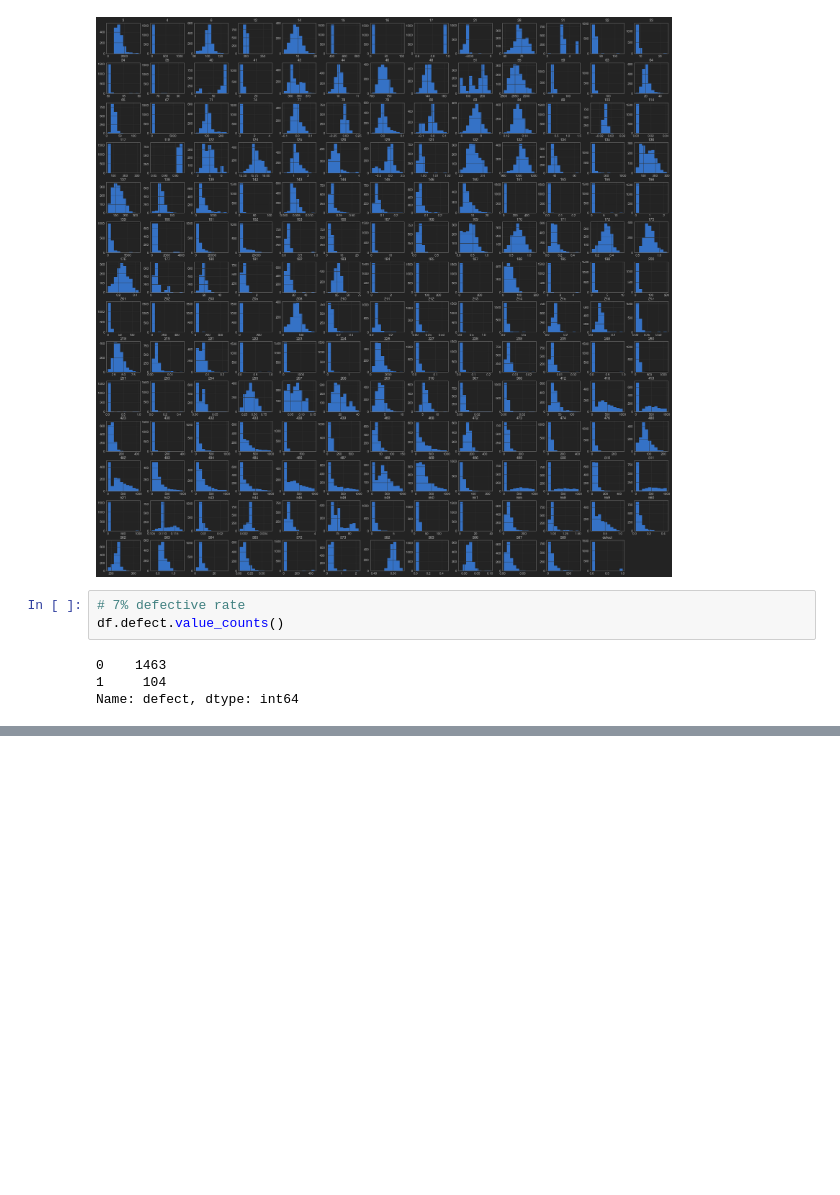
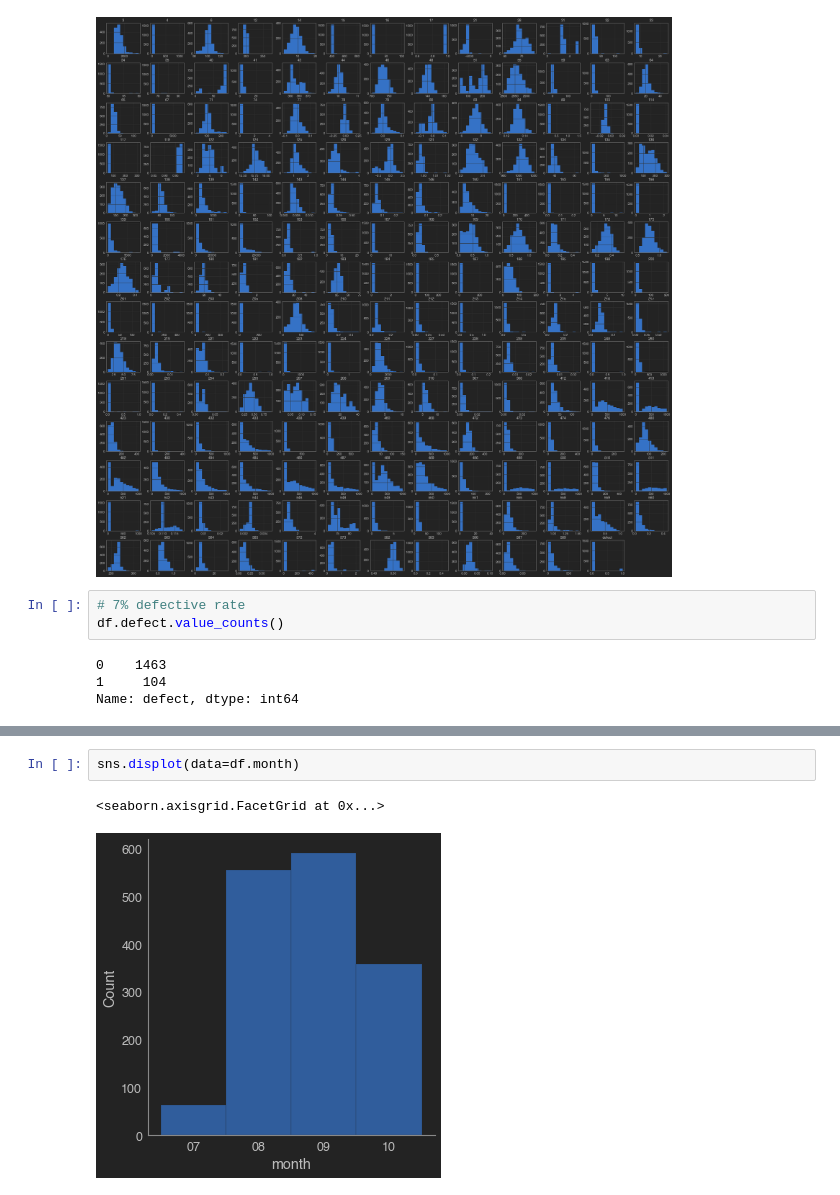
Before and after one commit to Ken-Alviola/individual_project, a Jupyter notebook: explore_semicon.ipynb, the cells around one changed output, grey strips where cells are left out. Cells and saved outputs as stored; diff of their text form; blank space fills up the shorter version.

```diff
--- a/explore_semicon.ipynb
+++ b/explore_semicon.ipynb
@@ -50,0 +66,5 @@ Name: defect, dtype: int64
+# %%
+sns.displot(data=df.month)
+# %% [output]
+<seaborn.axisgrid.FacetGrid at 0x...>
+[figure, added]
```
Also changed, not shown: parts of 19 cells of this notebook, 1 other file.
